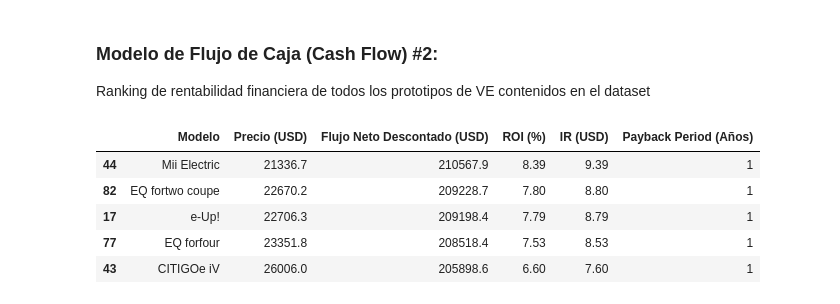
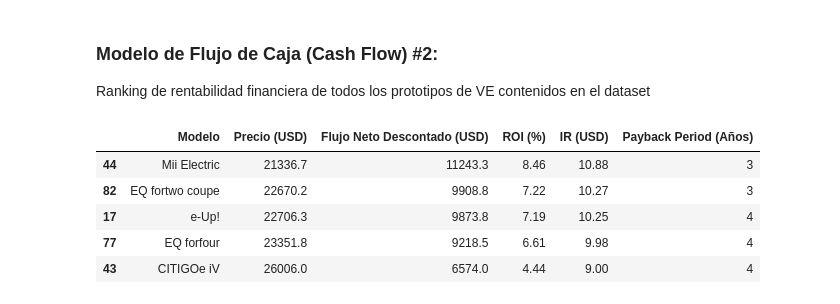
Before and after one commit to mlararossetti/ProyectoFinalSH, a Jupyter notebook: Financial Models/Cash_Flow_Model.ipynb, the cells around one changed output. Cells and saved outputs as stored; diff of their text form; code cells hidden in the pictures.

```diff
--- a/Financial Models/Cash_Flow_Model.ipynb
+++ b/Financial Models/Cash_Flow_Model.ipynb
@@ -50,17 +62,15 @@ Los ingresos para el año 2028 son 63485.52
 Los ingresos para el año 2029 son 63408.43
 # %%
 ingresos_años = []
-
 for _, row in future_data.iterrows():
-    ingresos_años.append(row["Income_per_Vehicle (USD)"])
+    ingresos_años.append(round(row["Income_per_Vehicle (USD)"],2))
 print(ingresos_años)
 # %% [output]
 [65357.06, 64802.76, 64302.32, 63485.52, 63408.43]
 # %%
 año = 2025
-
 for _, row in future_data.iterrows():
-    globals()[f'Millas_Año_{año}'] = row["Miles_per_Vehicle"]
+    globals()[f'Millas_Año_{año}'] = round(row["Miles_per_Vehicle"],2)
     print(f'Las Millas recorridas en el año {año} son {globals()[f"Millas_Año_{año}"]}')
     año+=1
 # %% [output]
@@ -72,7 +82,7 @@ Las Millas recorridas en el año 2029 son 11587.08
 # %%
 millas_años = []
 for _, row in future_data.iterrows():
-    millas_años.append(row["Miles_per_Vehicle"])
+    millas_años.append(round(row["Miles_per_Vehicle"],2))
 print(millas_años)
 # %% [output]
 [11762.56, 11703.94, 11656.52, 11556.92, 11587.08]
@@ -261,4 +276,14 @@ def comparar_flujo_caja_y_medir_indicadores(modelo, tipo_auto):
     print(f"Auto Convencional - Flujo Neto Descontado Total: {flujo_descuento_total_convencional}, ROI: {roi_convencional}%, IR: {ir_convencional} USD, Payback Period: {payback_convencional} años")
 # %% [markdown]
 Ejemplo de uso:
+# %%
+# Dataset de VE
+df_autos = pd.read_csv(r'..\datasets\2. Depurados\ElectricCarData_Clean.csv')#"df_modelo.csv")
+df_autos.rename(columns={
+    'model': 'Model',
+    'efficiency_whkm': 'Efficiency (Wh/km)'
+}, inplace=True)
+
+df_autos['Efficiency (kWh/mile)'] = df_autos['Efficiency (Wh/km)']/1000* 0.1688666667
+df_autos['Precio Dolar'] = df_autos['price_euro'] * 1.06
 # %%
@@ -329,40 +336,61 @@ def calcular_metricas_para_todos_los_modelos(df_autos):
         # Luego, se calcula el flujo neto descontado total
         flujo_descuento_total_electrico = flujo_electrico['Flujo Neto Descontado (10%)'].sum()
         flujo_descuento_total_convencional = flujo_convencional['Flujo Neto Descontado (10%)'].sum()
 
+        # Sumo ingresos descontado para cada tipo de auto (obtener total)
+        ingresos_descuento_total_electrico = round(flujo_electrico['Ingresos Descontado (10%)'].sum(),2)
+        ingresos_descuento_total_convencional = round(flujo_convencional['Ingresos Descontado (10%)'].sum(),2)
+
+
         # Calculo ROI, IR y Payback Period
         roi_electrico = auto_electrico.calcular_roi(flujo_descuento_total_electrico)
-        ir_electrico = auto_electrico.calcular_ir(flujo_descuento_total_electrico)
+        ir_electrico = auto_electrico.calcular_ir(ingresos_descuento_total_electrico)
         payback_electrico = auto_electrico.calcular_payback_period()
+
+                # Calculo ROI, IR y Payback Period
+        roi_convencional = auto_convencional.calcular_roi(flujo_descuento_total_convencional)
+        ir_convencional = auto_convencional.calcular_ir(ingresos_descuento_total_convencional)
+        payback_convencional = auto_convencional.calcular_payback_period()
 
         # Se agg los resultados a la lista
         resultados.append({
             'Modelo': modelo,
             'Precio (USD)': round(precio,1),
             'Flujo Neto Descontado (USD)': round(flujo_descuento_total_electrico,1),
             'ROI (%)': roi_electrico,
             'IR (USD)': ir_electrico,
             'Payback Period (Años)': payback_electrico
         })
 
+        # Se agg los resultados a la lista
+        resultados_conv.append({
+            'Modelo': "Convenncional",
+            'Precio (USD)': 15000,
+            'Flujo Neto Descontado (USD)': round(flujo_descuento_total_convencional,1),
+            'ROI (%)': roi_convencional,
+            'IR (USD)': ir_convencional,
+            'Payback Period (Años)': payback_convencional
+        })
+
         # Se convierte a DataFrame
     df_resultados = pd.DataFrame(resultados)
-    #df_resultados_conv = pd.DataFrame(resultados_conv)
+    df_resultados_conv = pd.DataFrame(resultados_conv)
     # Se obtienen los 5 mejores con nlargest
-    #top_5_modelos = df_resultados.nlargest(5, ['ROI (%)', 'IR (USD)', 'Flujo Neto Descontado (USD)'])
+    # top_5_modelos = df_resultados.nlargest(5, ['ROI (%)', 'IR (USD)', 'Flujo Neto Descontado (USD)'])
     df_resultados = df_resultados.sort_values(by="ROI (%)", ascending=False)
+    df_resultados_conv = df_resultados_conv.sort_values(by="ROI (%)", ascending=False)
 
-    return df_resultados
+    return df_resultados, df_resultados_conv
     #return top_5_modelos
 
 # Se invoca la función para calcular métricas y obtener los top 5 modelos
-df_resultados = calcular_metricas_para_todos_los_modelos(df_autos)
+df_resultados,df_resultados_conv = calcular_metricas_para_todos_los_modelos(df_autos)
 
 df_resultados.head(5)
 # %% [output]
 |  | Modelo | Precio (USD) | Flujo Neto Descontado (USD) | ROI (%) | IR (USD) | Payback Period (Años) |
-| 44 | Mii Electric | 21336.7 | 210567.9 | 8.39 | 9.39 | 1 |
-| 82 | EQ fortwo coupe | 22670.2 | 209228.7 | 7.80 | 8.80 | 1 |
-| 17 | e-Up! | 22706.3 | 209198.4 | 7.79 | 8.79 | 1 |
-| 77 | EQ forfour | 23351.8 | 208518.4 | 7.53 | 8.53 | 1 |
-| 43 | CITIGOe iV | 26006.0 | 205898.6 | 6.60 | 7.60 | 1 |
+| 44 | Mii Electric | 21336.7 | 11243.3 | 8.46 | 10.88 | 3 |
+| 82 | EQ fortwo coupe | 22670.2 | 9908.8 | 7.22 | 10.27 | 3 |
+| 17 | e-Up! | 22706.3 | 9873.8 | 7.19 | 10.25 | 4 |
+| 77 | EQ forfour | 23351.8 | 9218.5 | 6.61 | 9.98 | 4 |
+| 43 | CITIGOe iV | 26006.0 | 6574.0 | 4.44 | 9.00 | 4 |
```
Also changed, not shown: parts of 10 cells of this notebook, 21 other files.
